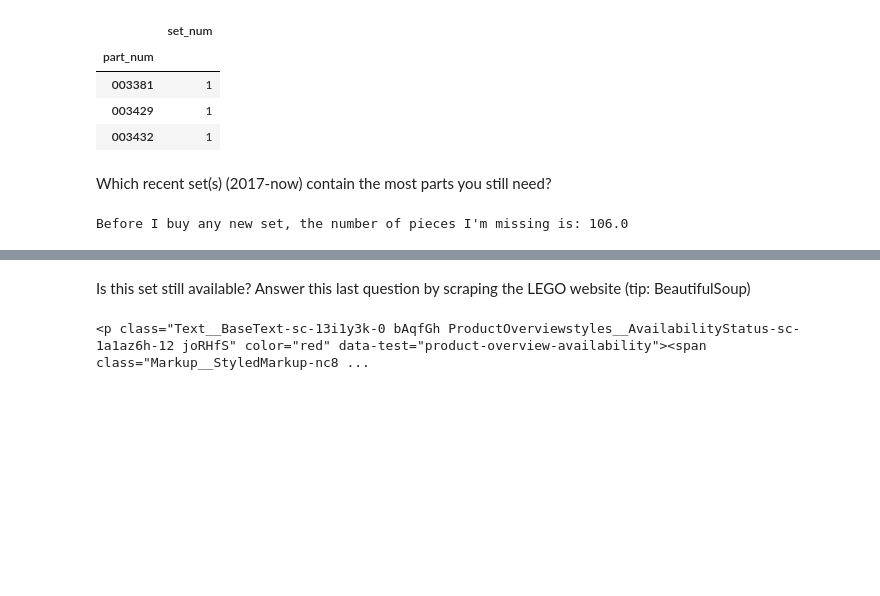
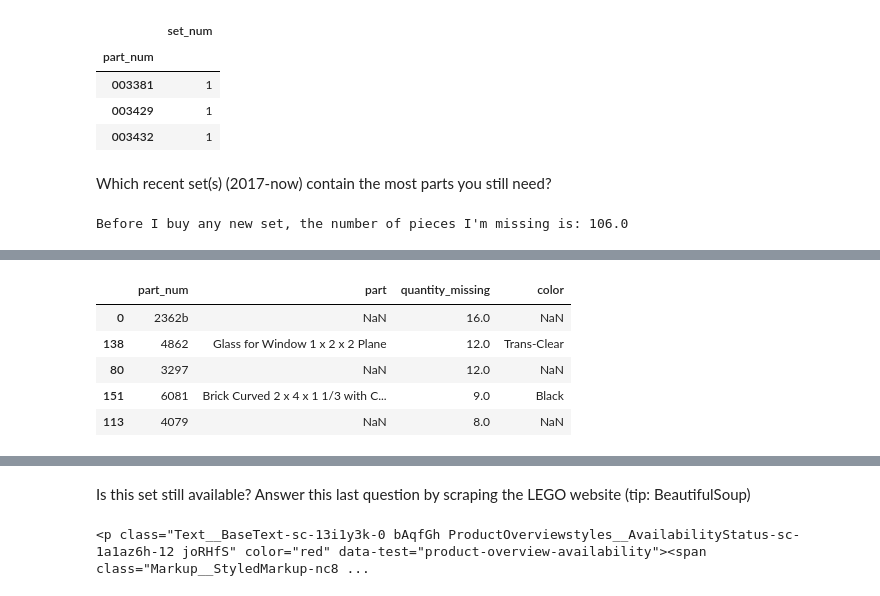
Before and after one commit to vstrien/1-meting-legocase, a Jupyter notebook: Uitwerkingen/Q4.ipynb, the cells around one changed output, grey strips where cells are left out. Saved outputs shown, nothing was run; the diff lists cells and outputs as text; code cells hidden in the pictures; blank space fills up the shorter version.

```diff
--- a/Uitwerkingen/Q4.ipynb
+++ b/Uitwerkingen/Q4.ipynb
@@ -821,0 +819,9 @@ df_piecesneeded_afterbuying[['set_num', 'quantity_missing_afterbuying']].groupby
+# %%
+df_piecesneeded.sort_values('quantity_missing', ascending=False).head(5)
+# %% [output]
+|  | part_num | part | quantity_missing | color |
+| 0 | 2362b | NaN | 16.0 | NaN |
+| 138 | 4862 | Glass for Window 1 x 2 x 2 Plane | 12.0 | Trans-Clear |
+| 80 | 3297 | NaN | 12.0 | NaN |
+| 151 | 6081 | Brick Curved 2 x 4 x 1 1/3 with C... | 9.0 | Black |
+| 113 | 4079 | NaN | 8.0 | NaN |
```
Also changed, not shown: parts of 16 cells of this notebook.
